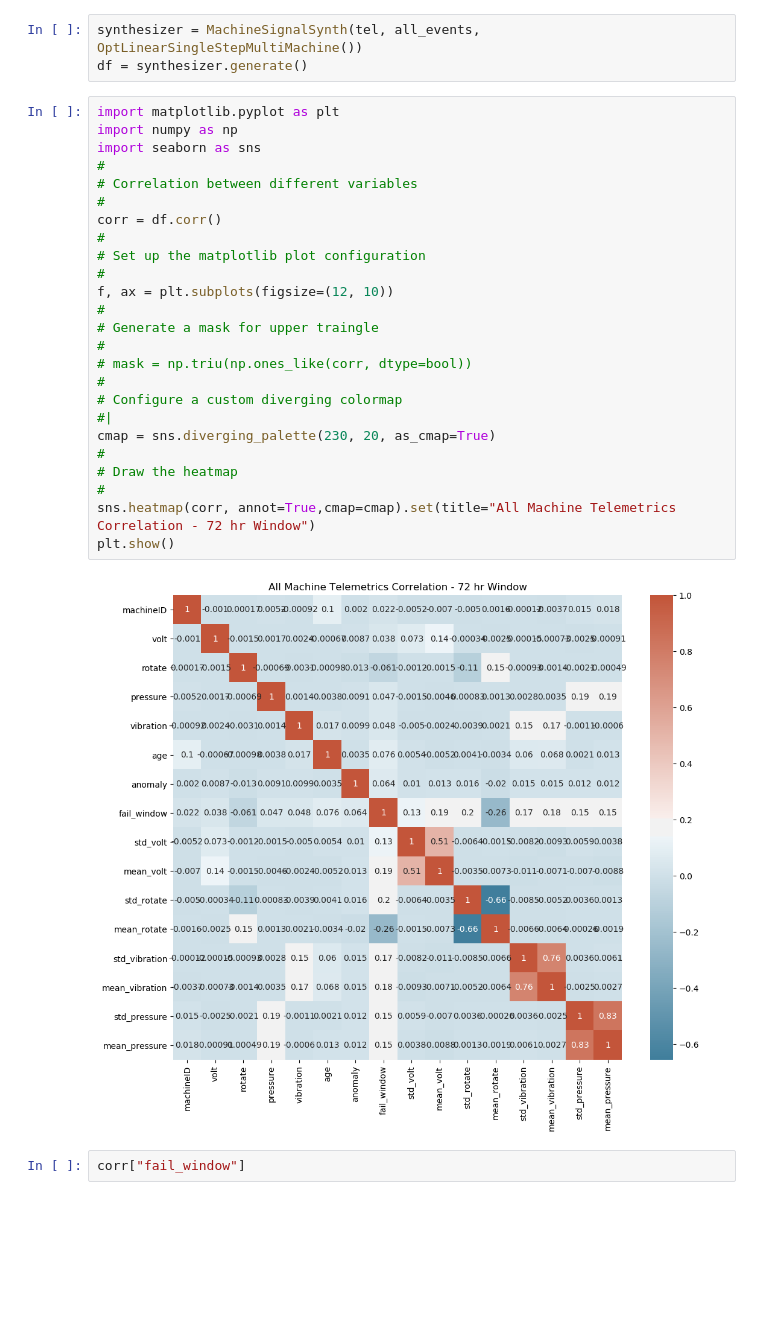
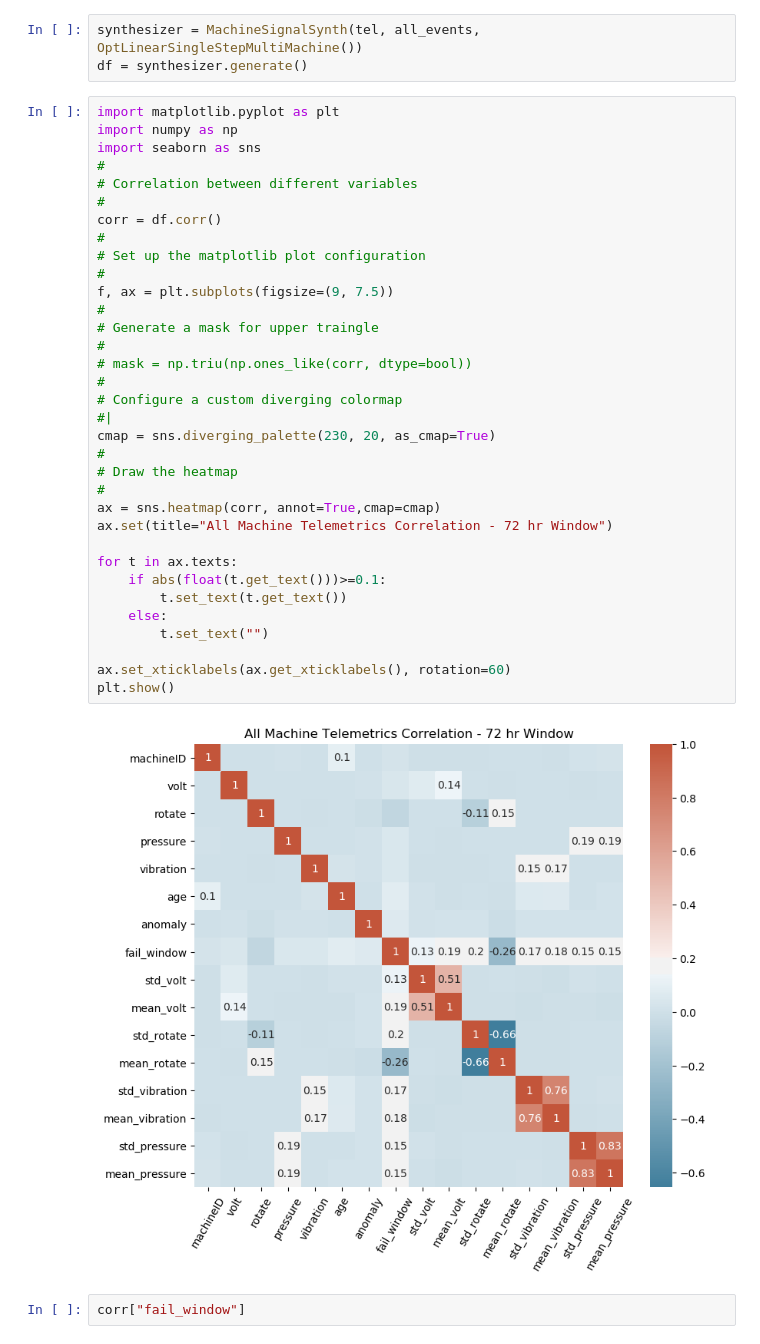
Before and after one commit to stevenjlm/marching-penguin, a Jupyter notebook: src/data_parsing/correlation_analysis.ipynb, the cells around one changed output. Cells and saved outputs as stored; diff of their text form; blank space fills up the shorter version.

```diff
--- a/src/data_parsing/correlation_analysis.ipynb
+++ b/src/data_parsing/correlation_analysis.ipynb
@@ -16,30 +16,39 @@ df = synthesizer.generate()
 # %%
 import matplotlib.pyplot as plt
 import numpy as np
 import seaborn as sns
 #
 # Correlation between different variables
 #
 corr = df.corr()
 #
 # Set up the matplotlib plot configuration
 #
-f, ax = plt.subplots(figsize=(12, 10))
+f, ax = plt.subplots(figsize=(9, 7.5))
 #
 # Generate a mask for upper traingle
 #
 # mask = np.triu(np.ones_like(corr, dtype=bool))
 #
 # Configure a custom diverging colormap
 #|
 cmap = sns.diverging_palette(230, 20, as_cmap=True)
 #
 # Draw the heatmap
 #
-sns.heatmap(corr, annot=True,cmap=cmap).set(title="All Machine Telemetrics Correlation - 72 hr Window")
+ax = sns.heatmap(corr, annot=True,cmap=cmap)
+ax.set(title="All Machine Telemetrics Correlation - 72 hr Window")
+
+for t in ax.texts:
+    if abs(float(t.get_text()))>=0.1:
+        t.set_text(t.get_text())
+    else:
+        t.set_text("")
+
+ax.set_xticklabels(ax.get_xticklabels(), rotation=60)
 plt.show()
 # %% [output]
-[figure, old version]
+[figure, new version]
 # %%
 corr["fail_window"]
 # %% [output]
```
Also changed, not shown: 3 other files.
